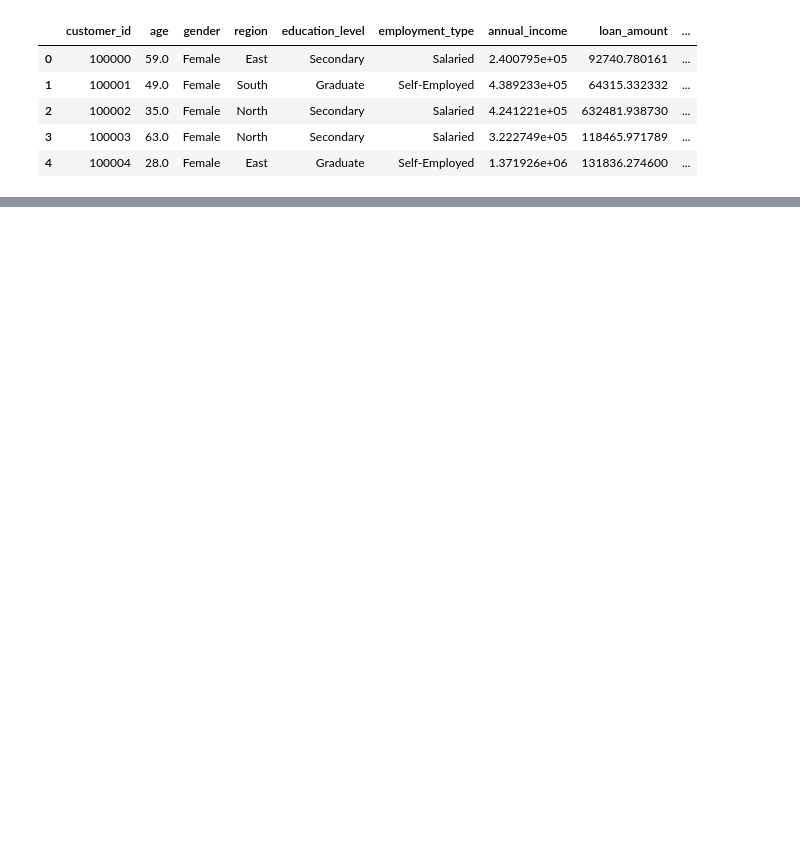
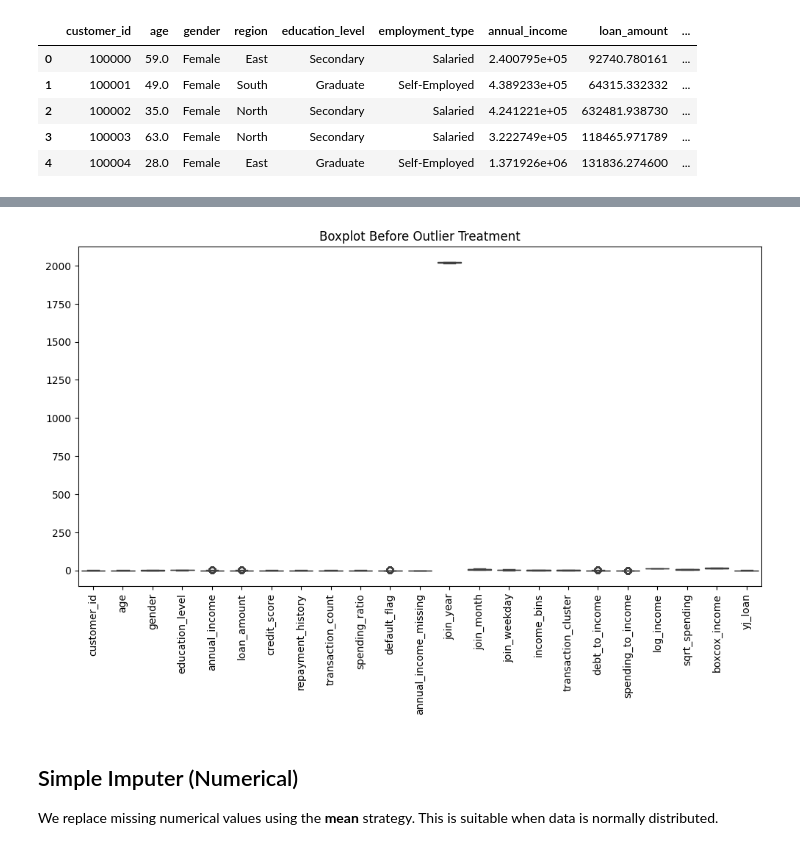
Before and after one commit to Parth-M-M/Rnw, a Jupyter notebook: python/Final_project/Final_project.ipynb, the cells around one changed output, grey strips where cells are left out. Saved outputs shown, nothing was run; the diff lists cells and outputs as text; code cells hidden in the pictures; blank space fills up the shorter version.

```diff
--- a/python/Final_project/Final_project.ipynb
+++ b/python/Final_project/Final_project.ipynb
@@ -64,0 +159,13 @@ Name: age, Length: 500000, dtype: float64
+# %%
+plt.figure(figsize=(12,6))
+sns.boxplot(data=df[num_cols])
+plt.title("Boxplot Before Outlier Treatment")
+plt.xticks(rotation=90)
+plt.show()
+# %% [output]
+[figure, added]
+# %% [markdown]
+## Simple Imputer (Numerical)
+
+We replace missing numerical values using the **mean** strategy.
+This is suitable when data is normally distributed.
```
Also changed, not shown: parts of 76 cells of this notebook, 2 other files.
